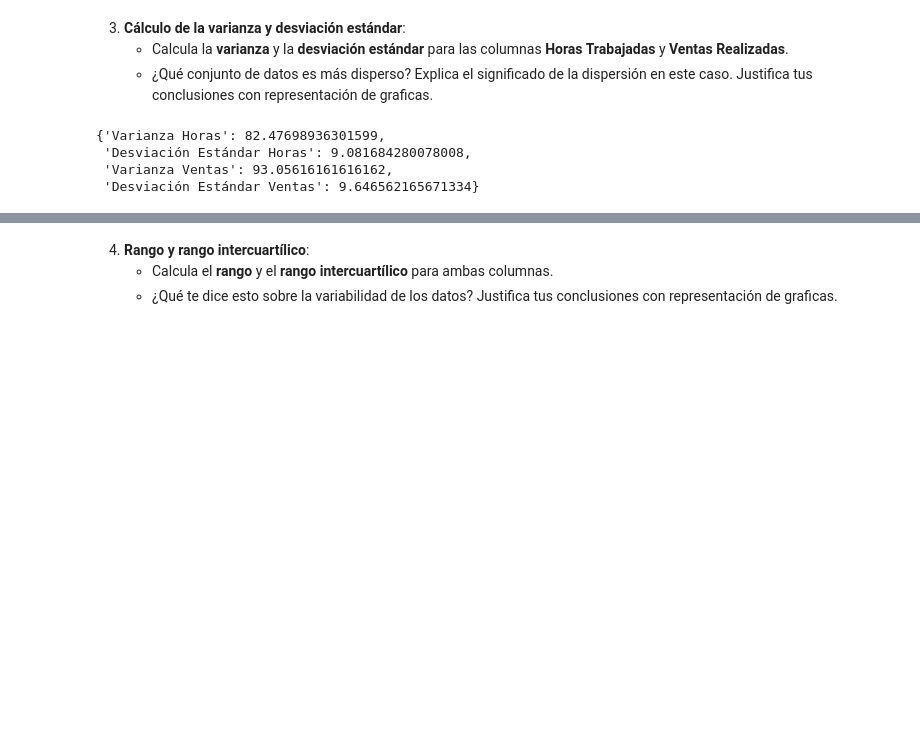
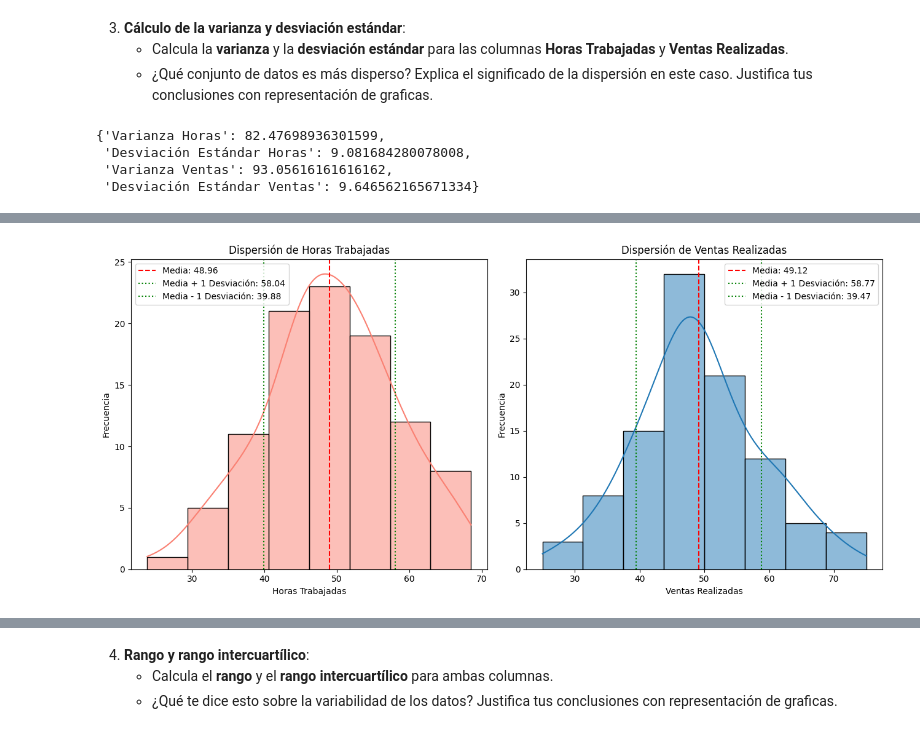
Before and after one commit to Rcm89/laboratorio-modulo6-leccion01-estadistica-descriptiva, a Jupyter notebook: laboratorio-modulo6-leccion01-estadistica-descriptiva.ipynb, the cells around one changed output, grey strips where cells are left out. Drawn from its saved outputs; the diff is of its cells as text; code cells hidden in the pictures; blank space fills up the shorter version.

```diff
--- a/laboratorio-modulo6-leccion01-estadistica-descriptiva.ipynb
+++ b/laboratorio-modulo6-leccion01-estadistica-descriptiva.ipynb
@@ -244,0 +251,30 @@ resultados
+# %%
+
+plt.figure(figsize=(13, 6))
+
+# Hacemos un grafico de dispersión para las Horas Trabajadas
+plt.subplot(1, 2, 1)
+sns.histplot(df_rendimiento['Horas Trabajadas'], color="salmon", kde=True, bins=8)
+plt.axvline(media_horas, color='r', linestyle='--', label=f'Media: {media_horas:.2f}')
+plt.axvline(media_horas + desviacion_estandar_horas, color='g', linestyle=':', label=f'Media + 1 Desviación: {media_horas + desviacion_estandar_horas:.2f}')
+plt.axvline(media_horas - desviacion_estandar_horas, color='g', linestyle=':', label=f'Media - 1 Desviación: {media_horas - desviacion_estandar_horas:.2f}')
+plt.title('Dispersión de Horas Trabajadas')
+plt.xlabel('Horas Trabajadas')
+plt.ylabel('Frecuencia')
+plt.legend()
+
+# Hacemos un grafico de dispersión para las Ventas Realizadas
+plt.subplot(1, 2, 2)
+sns.histplot(df_rendimiento['Ventas Realizadas'], kde=True, bins=8)
+plt.axvline(media_ventas, color='r', linestyle='--', label=f'Media: {media_ventas:.2f}')
+plt.axvline(media_ventas + desviacion_estandar_ventas, color='g', linestyle=':', label=f'Media + 1 Desviación: {media_ventas + desviacion_estandar_ventas:.2f}')
+plt.axvline(media_ventas - desviacion_estandar_ventas, color='g', linestyle=':', label=f'Media - 1 Desviación: {media_ventas - desviacion_estandar_ventas:.2f}')
+plt.title('Dispersión de Ventas Realizadas')
+plt.xlabel('Ventas Realizadas')
+plt.ylabel('Frecuencia')
+plt.legend()
+
+plt.tight_layout()
+plt.show()
+# %% [output]
+[figure, added]
```
Also changed, not shown: parts of 23 cells of this notebook, 32 other files.
